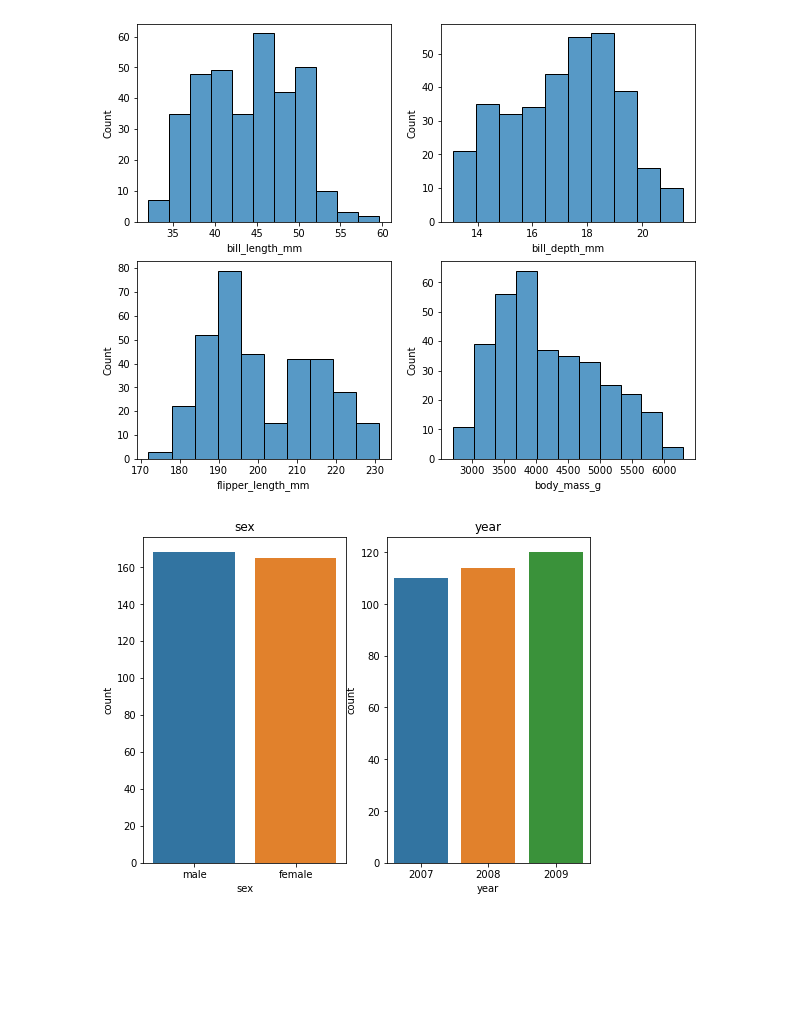
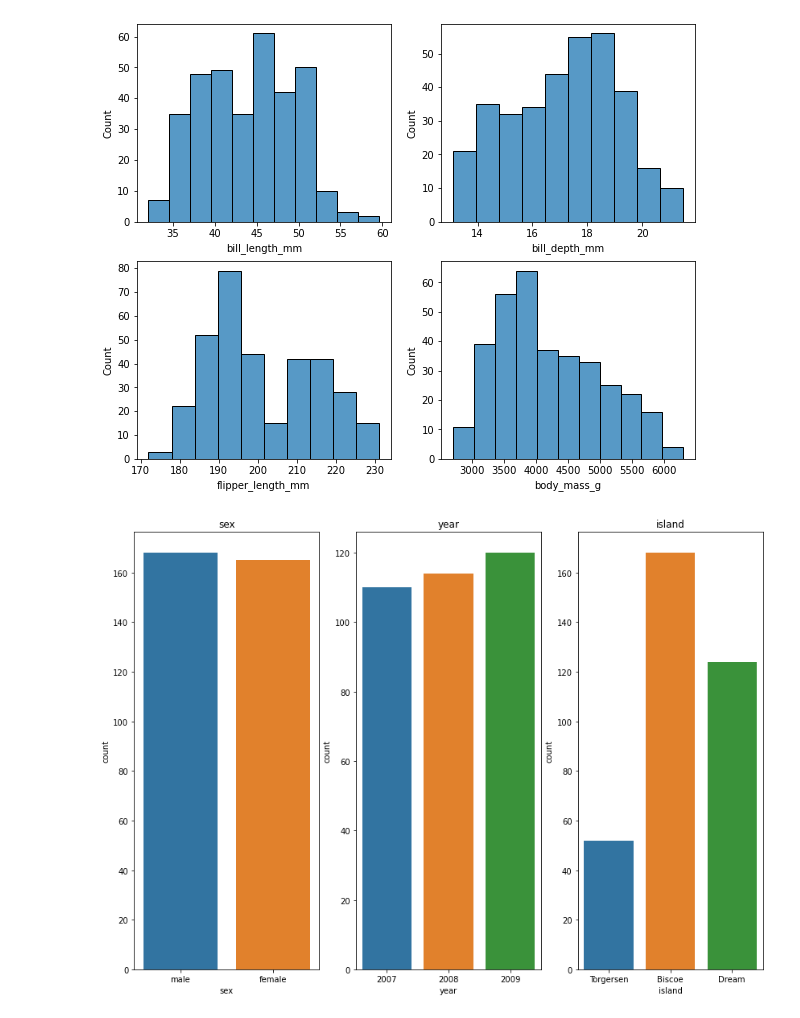
Before and after one commit to lilianabs/ml-beginner-projects, a Jupyter notebook: project_2/notebooks/penguins.ipynb, the cells around one changed output. Cells and saved outputs as stored; diff of their text form; code cells hidden in the pictures; blank space fills up the shorter version.

```diff
--- a/project_2/notebooks/penguins.ipynb
+++ b/project_2/notebooks/penguins.ipynb
@@ -73,16 +79,16 @@ for i, col in enumerate(num_cols):
 # %% [output]
 [figure]
 # %%
-cat_cols = ['sex', 'year']
+cat_cols = ['sex', 'year', 'island']
 
-plt.figure(figsize=(8, 6))
+plt.figure(figsize=(14, 10))
 
 for i, col in enumerate(cat_cols):
-    plt.subplot(1, 2, i+1)
+    plt.subplot(1, 3, i+1)
     plt.title(col)
     sns.countplot(x=col, data=df)
 # %% [output]
-[figure, old version]
+[figure, new version]
 # %%
 from sklearn.preprocessing import LabelEncoder
 
```
Also changed, not shown: parts of 14 cells of this notebook.
